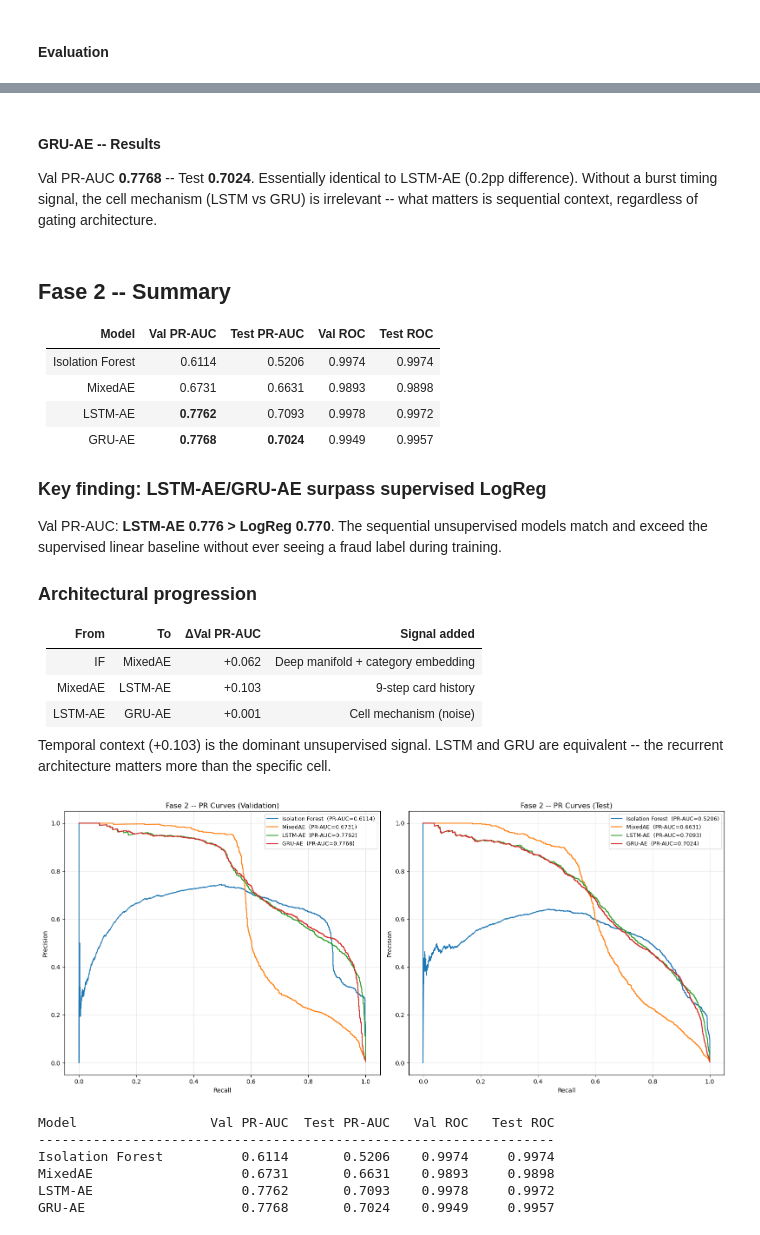
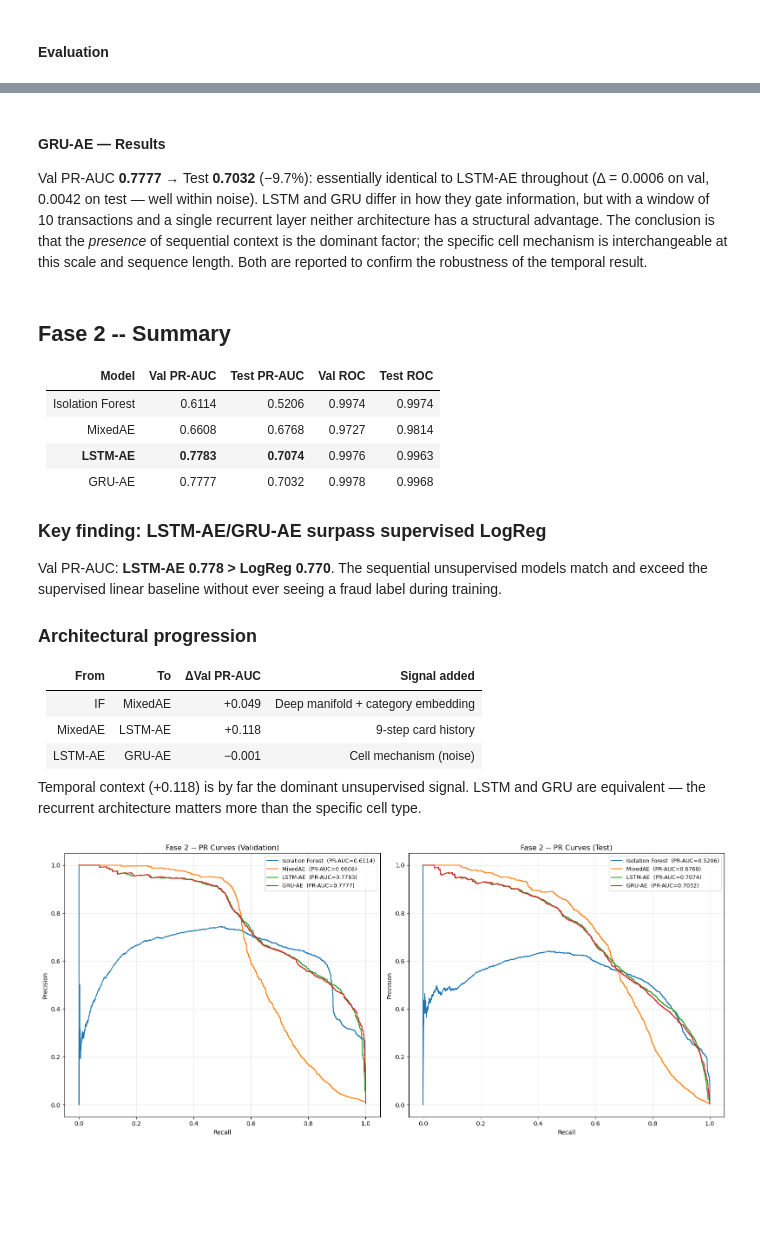
Before and after one commit to giorgiozoccatelli/Fraud-Detection, a Jupyter notebook: creditfraud.ipynb, the cells around one changed output, grey strips where cells are left out. Saved outputs shown, nothing was run; the diff lists cells and outputs as text; code cells hidden in the pictures; blank space fills up the shorter version.

```diff
--- a/creditfraud.ipynb
+++ b/creditfraud.ipynb
@@ -1358,7 +1321,8 @@ X_tr_cat_t  = torch.LongTensor(encode_cats(X_train_normal.iloc[_mae_idx], cat_vo
 X_val_num_t = torch.FloatTensor(X_val_num)
 X_val_cat_t = torch.LongTensor(encode_cats(X_val_ae, cat_vocabs, CAT_FEATURES))
 
-loader_mae = DataLoader(TensorDataset(X_tr_num_t, X_tr_cat_t), batch_size=256, shuffle=True)
+loader_mae = DataLoader(TensorDataset(X_tr_num_t, X_tr_cat_t), batch_size=256, shuffle=True,
+                        generator=torch.Generator().manual_seed(SEED))
 # %% [markdown]
 #### Training
 # %%
@@ -1480,7 +1444,8 @@ seq_num_test_t = torch.FloatTensor(seq_num_all[n_ae_tr:])
 seq_cat_test_t = torch.LongTensor(seq_cat_all[n_ae_tr:])
 
 EPOCHS_SEQ = 80
-loader_seq = DataLoader(TensorDataset(seq_num_tr_t, seq_cat_tr_t), batch_size=256, shuffle=True)
+loader_seq = DataLoader(TensorDataset(seq_num_tr_t, seq_cat_tr_t), batch_size=256, shuffle=True,
+                        generator=torch.Generator().manual_seed(SEED))
 # %% [markdown]
 ### 2.3 -- LSTM-AE
 
@@ -1674,64 +1639,51 @@ weighted avg       1.00      0.99      0.99    555719
 # %% [markdown]
-#### GRU-AE -- Results
+#### GRU-AE — Results
 
-Val PR-AUC **0.7768** -- Test **0.7024**. Essentially identical to LSTM-AE (0.2pp difference). Without a burst timing signal, the cell mechanism (LSTM vs GRU) is irrelevant -- what matters is sequential context, regardless of gating architecture.
+Val PR-AUC **0.7777** → Test **0.7032** (−9.7%): essentially identical to LSTM-AE throughout (Δ = 0.0006 on val, 0.0042 on test — well within noise). LSTM and GRU differ in how they gate information, but with a window of 10 transactions and a single recurrent layer neither architecture has a structural advantage. The conclusion is that the *presence* of sequential context is the dominant factor; the specific cell mechanism is interchangeable at this scale and sequence length. Both are reported to confirm the robustness of the temporal result.
 # %% [markdown]
 ## Fase 2 -- Summary
 
 | Model | Val PR-AUC | Test PR-AUC | Val ROC | Test ROC |
 |---|---|---|---|---|
 | Isolation Forest | 0.6114 | 0.5206 | 0.9974 | 0.9974 |
-| MixedAE | 0.6731 | 0.6631 | 0.9893 | 0.9898 |
-| LSTM-AE | **0.7762** | 0.7093 | 0.9978 | 0.9972 |
-| GRU-AE | **0.7768** | **0.7024** | 0.9949 | 0.9957 |
+| MixedAE | 0.6608 | 0.6768 | 0.9727 | 0.9814 |
+| **LSTM-AE** | **0.7783** | **0.7074** | 0.9976 | 0.9963 |
+| GRU-AE | 0.7777 | 0.7032 | 0.9978 | 0.9968 |
 
 ### Key finding: LSTM-AE/GRU-AE surpass supervised LogReg
 
-Val PR-AUC: **LSTM-AE 0.776 > LogReg 0.770**. The sequential unsupervised models match and exceed the supervised linear baseline without ever seeing a fraud label during training.
+Val PR-AUC: **LSTM-AE 0.778 > LogReg 0.770**. The sequential unsupervised models match and exceed the supervised linear baseline without ever seeing a fraud label during training.
 
 ### Architectural progression
 
 | From | To | ΔVal PR-AUC | Signal added |
 |---|---|---|---|
-| IF | MixedAE | +0.062 | Deep manifold + category embedding |
-| MixedAE | LSTM-AE | +0.103 | 9-step card history |
-| LSTM-AE | GRU-AE | +0.001 | Cell mechanism (noise) |
+| IF | MixedAE | +0.049 | Deep manifold + category embedding |
+| MixedAE | LSTM-AE | +0.118 | 9-step card history |
+| LSTM-AE | GRU-AE | −0.001 | Cell mechanism (noise) |
 
-Temporal context (+0.103) is the dominant unsupervised signal. LSTM and GRU are equivalent -- the recurrent architecture matters more than the specific cell.
+Temporal context (+0.118) is by far the dominant unsupervised signal. LSTM and GRU are equivalent — the recurrent architecture matters more than the specific cell type.
 # %%
 models_val  = [('Isolation Forest', scores_iso_val,      y_val_np),
                ('MixedAE',          scores_mae_val,       y_val_np),
                ('LSTM-AE',          scores_lstm_ae_val,  y_val_np),
                ('GRU-AE',           scores_gru_ae_val,   y_val_np)]
 
 models_test = [('Isolation Forest', scores_iso_test,      y_test_np),
                ('MixedAE',          scores_mae_test,       y_test_np),
                ('LSTM-AE',          scores_lstm_ae_test,  y_test_np),
                ('GRU-AE',           scores_gru_ae_test,   y_test_np)]
 
 fig, axes = plt.subplots(1, 2, figsize=(16, 7))
 for ax, pairs, title in [(axes[0], models_val, 'Validation'), (axes[1], models_test, 'Test')]:
     for name, scores, y_true in pairs:
         prec, rec, _ = precision_recall_curve(y_true, scores)
         ap = average_precision_score(y_true, scores)
         ax.plot(rec, prec, lw=1.5, label=f'{name}  (PR-AUC={ap:.4f})')
     ax.set_xlabel('Recall'); ax.set_ylabel('Precision')
     ax.set_title(f'Fase 2 -- PR Curves ({title})')
     ax.legend(loc='upper right', fontsize=9); ax.grid(True, alpha=0.3)
-plt.tight_layout(); plt.show()
-
-print(f"\n{'Model':20s}  {'Val PR-AUC':>10}  {'Test PR-AUC':>11}  {'Val ROC':>8}  {'Test ROC':>9}")
-print('-' * 66)
-for (name, s_val, y_v), (_, s_test, y_te) in zip(models_val, models_test):
-    print(f"{name:20s}  {average_precision_score(y_v,  s_val):10.4f}  "
-          f"{average_precision_score(y_te, s_test):11.4f}  "
-          f"{roc_auc_score(y_v,  s_val):8.4f}  "
-          f"{roc_auc_score(y_te, s_test):9.4f}")
+plt.tight_layout()
+plt.show()
 # %% [output]
-[figure, old version]
+[figure, new version]
-Model                 Val PR-AUC  Test PR-AUC   Val ROC   Test ROC
-------------------------------------------------------------------
-Isolation Forest          0.6114       0.5206    0.9974     0.9974
-MixedAE                   0.6731       0.6631    0.9893     0.9898
-LSTM-AE                   0.7762       0.7093    0.9978     0.9972
-GRU-AE                    0.7768       0.7024    0.9949     0.9957
```
Also changed, not shown: parts of 26 cells of this notebook.
